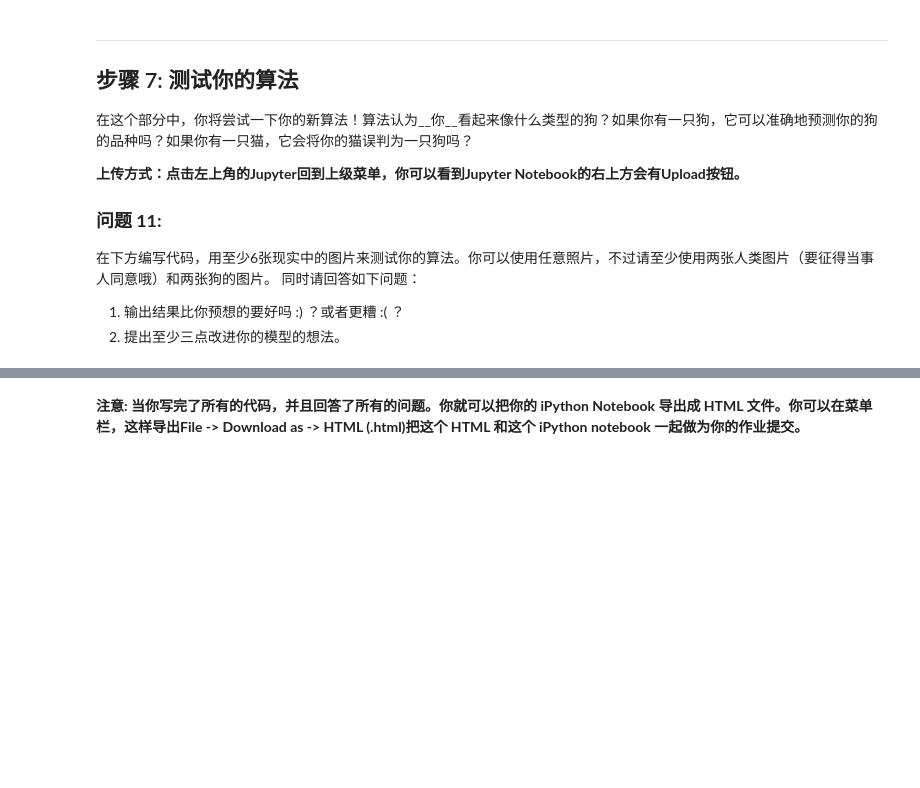
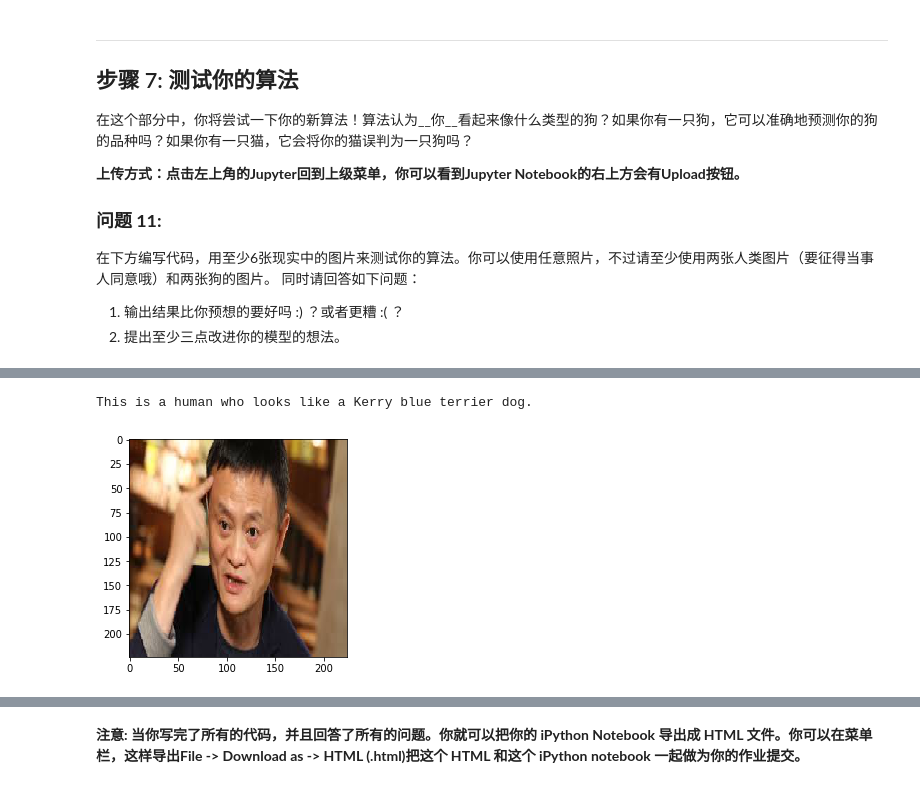
Before and after one commit to yanglinjing/dlnd_p2_dog_img_classifier, a Jupyter notebook: dog_app_zh.ipynb, the cells around one changed output, grey strips where cells are left out. Drawn from its saved outputs; the diff is of its cells as text; code cells hidden in the pictures; blank space fills up the shorter version.

```diff
--- a/dog_app_zh.ipynb
+++ b/dog_app_zh.ipynb
@@ -1216,0 +1185,5 @@ FailedPreconditionError: ignored
+# %%
+predict_cate(test_pictures[2])
+# %% [output]
+This is a human who looks like a Kerry blue terrier dog.
+[figure, added]
```
Also changed, not shown: parts of 36 cells of this notebook.
